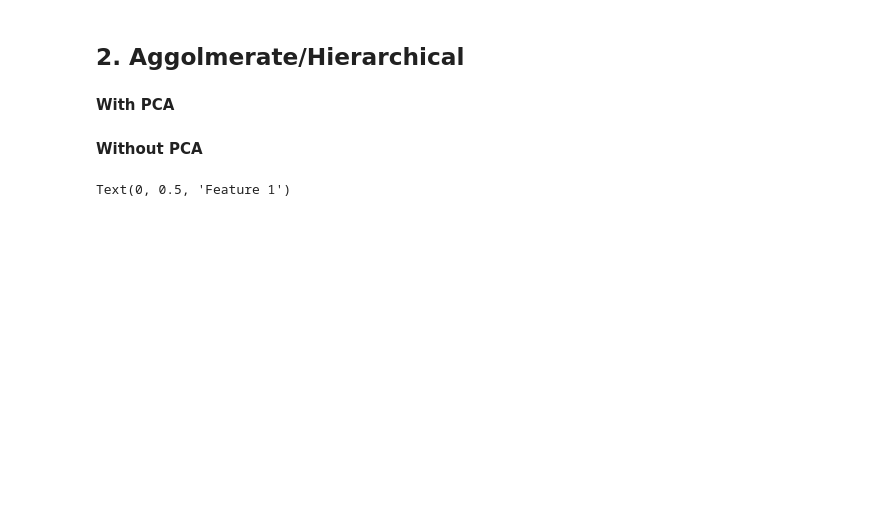
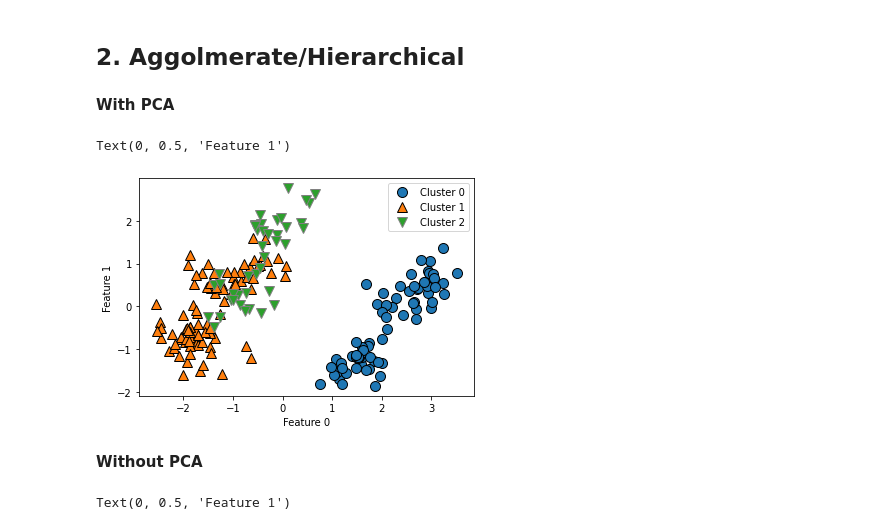
Before and after one commit to cheje/data71200, a Jupyter notebook: project3.ipynb, the cells around one changed output. Drawn from its saved outputs; the diff is of its cells as text; code cells hidden in the pictures; blank space fills up the shorter version.

```diff
--- a/project3.ipynb
+++ b/project3.ipynb
@@ -514,6 +471,31 @@ Result: Optimal number of clusters would be 5 (4?).
 ## 2. Aggolmerate/Hierarchical
 # %% [markdown]
 **With PCA**
+# %%
+from sklearn.cluster import AgglomerativeClustering
+
+# pca095 = PCA(n_components=0.95)
+# # fit PCA model to data
+# pca095.fit(X_train_array)
+# # transform data onto the first ten principal components
+# X_pca095 = pca095.transform(X_train_array)
+
+for train_index, test_index in split.split(X_train_array, y_train_array):
+    X_train = X_pca095[train_index]
+    X_test = X_pca095[test_index]
+    y_train = y_train_array[train_index]
+    y_test = y_train_array[test_index]
+
+agg = AgglomerativeClustering(n_clusters=3)
+assignment = agg.fit_predict(X_train)
+
+mglearn.discrete_scatter(X_train[:, 0], X_train[:, 1], assignment)
+plt.legend(["Cluster 0", "Cluster 1", "Cluster 2"], loc="best")
+plt.xlabel("Feature 0")
+plt.ylabel("Feature 1")
+# %% [output]
+Text(0, 0.5, 'Feature 1')
+[figure, added]
 # %% [markdown]
 **Without PCA**
 # %%
```
Also changed, not shown: parts of 36 cells of this notebook.
